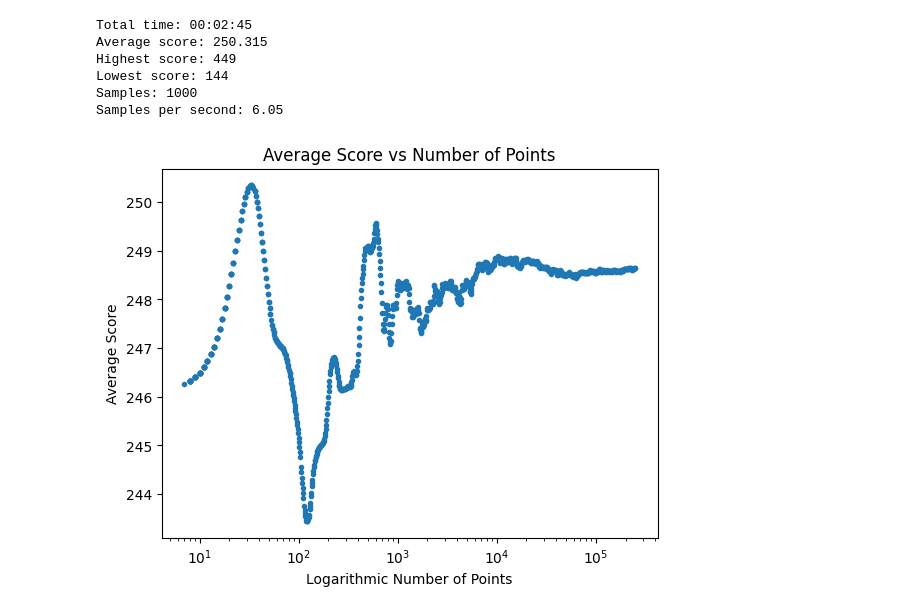
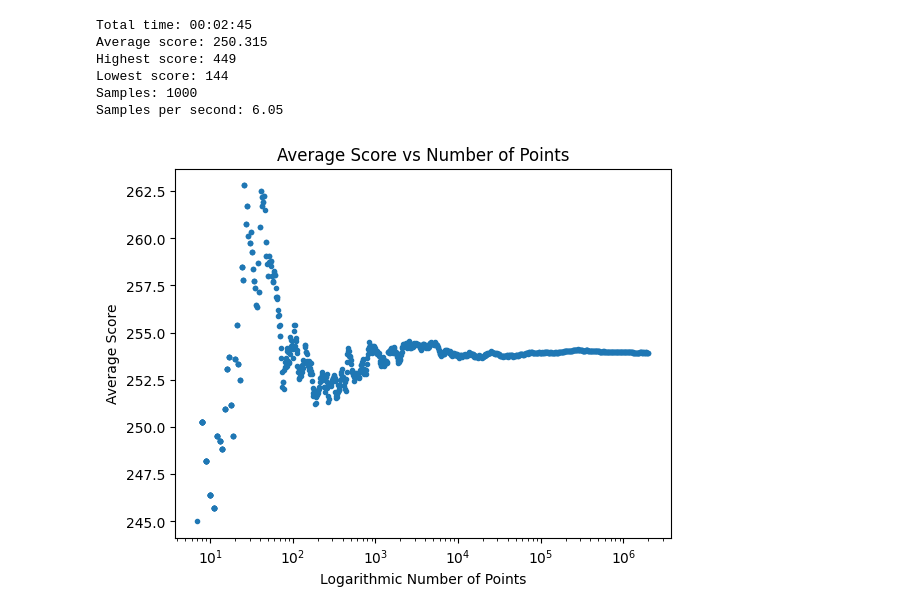
Before and after one commit to Pitterstummes/Kniffel, a Jupyter notebook: temp.ipynb, the cells around one changed output. Saved outputs shown, nothing was run; the diff lists cells and outputs as text; code cells hidden in the pictures.

```diff
--- a/temp.ipynb
+++ b/temp.ipynb
@@ -46,37 +46,35 @@ plt.show()
 # %%
 import numpy as np
 import matplotlib.pyplot as plt
 from scipy.ndimage import gaussian_filter
+import random
 
 
 # Load the file content
-file_path = r"C:\Users\paulk\Documents\Programmieren\Python\Kniffel\saves\250000samples_30012024\scores.txt"
+file_path = r"C:\Users\paulk\Documents\Programmieren\Python\Kniffel\saves\2000000samples_07022024\scores.txt"
 with open(file_path, 'r') as file:
     file_content = file.read()
 
 # Convert the file content to a numpy array and filter it
 filtered_numbers = np.fromstring(file_content, sep='\n')
-# minimum, maximum = 200, 320
-# filtered_numbers = [num for num in sums if num >= minimum and num <= maximum]
-# Apply Gaussian filter to the numbers in sums
-filtered_numbers = gaussian_filter(filtered_numbers, sigma=10)
-# filtered_numbers = filtered_numbers[:2000]
+random.shuffle(filtered_numbers)
 
 
 # Calculate the logarithmic number of points
 numbers = np.floor(np.logspace(0.9, np.log10(len(filtered_numbers)), num=1000, base=10))
 
 # Calculate the average score
 avg_list = []
 for number in numbers:
-    avg_list.append(np.mean(filtered_numbers[-int(number):]))
+    avg_list.append(np.median(filtered_numbers[:int(number)]))
+
 
 # Plot the average score over the logarithmic number of points
 plt.plot(numbers, avg_list, '.')
 plt.xlabel('Logarithmic Number of Points')
 plt.ylabel('Average Score')
 plt.title('Average Score vs Number of Points')
 plt.xscale('log')
 plt.show()
 # %% [output]
-[figure, old version]
+[figure, new version]
```
Also changed, not shown: parts of 5 cells of this notebook, 9 other files.
